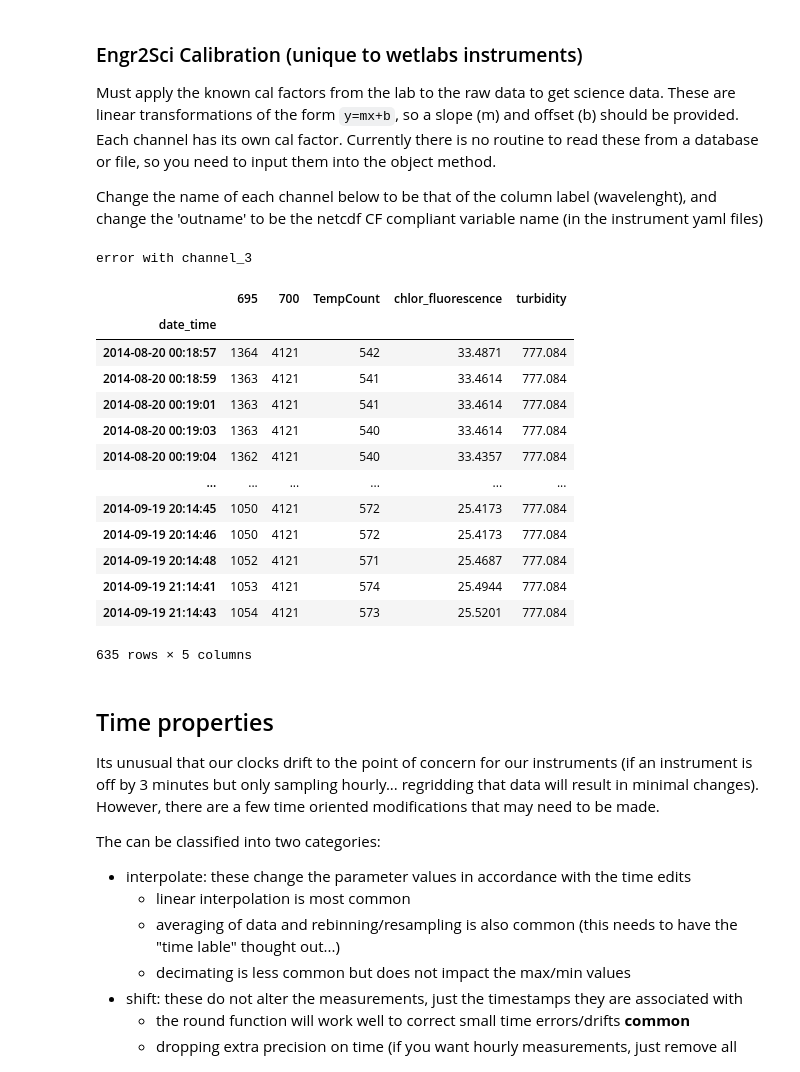
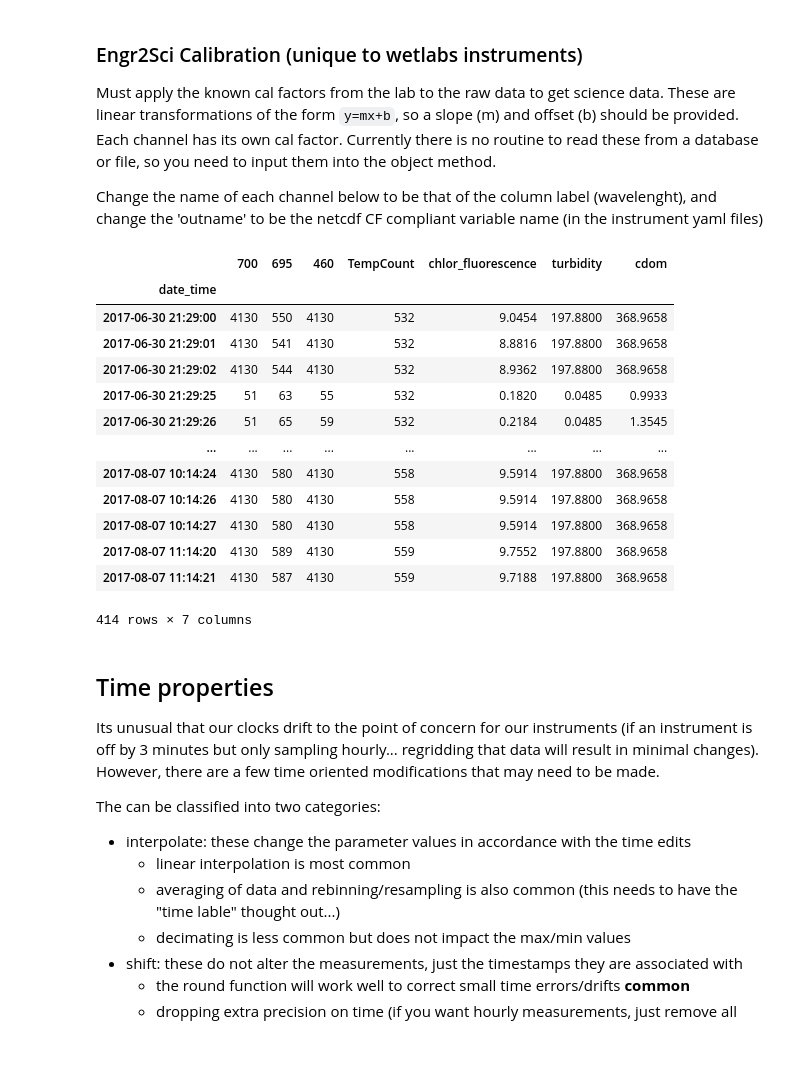
Before and after one commit to NOAA-PMEL/EcoFOCIpy, a Jupyter notebook: notebooks/EcoFOCIpy_wetlabs3channel_example.ipynb, the cells around one changed output. Cells and saved outputs as stored; diff of their text form; code cells hidden in the pictures.

```diff
--- a/notebooks/EcoFOCIpy_wetlabs3channel_example.ipynb
+++ b/notebooks/EcoFOCIpy_wetlabs3channel_example.ipynb
@@ -103,28 +103,27 @@ Must apply the known cal factors from the lab to the raw data to get science dat
 
 Change the name of each channel below to be that of the column label (wavelenght), and change the 'outname' to be the netcdf CF compliant variable name (in the instrument yaml files)
 # %%
-cal_coef = {695:{'scaleFactor':0.0257,'darkCounts':61.0,'outname':'chlor_fluorescence'},
-            700:{'scaleFactor':0.1914,'darkCounts':61,'outname':'turbidity'},
-            'channel_3':{'scaleFactor':0,'darkCounts':0,'outname':'channel_3'}
+cal_coef = {695:{'scaleFactor':0.0182,'darkCounts':53.0,'outname':'chlor_fluorescence'},
+            700:{'scaleFactor':0.0485,'darkCounts':50.0,'outname':'turbidity'},
+            460:{'scaleFactor':0.0903,'darkCounts':44.0,'outname':'cdom'}
             }
 
 eco.engr2sci(cal_coef=cal_coef)
 # %% [output]
+|  | 700 | 695 | 460 | TempCount | chlor_fluorescence | turbidity | cdom |
+| date_time |  |  |  |  |  |  |  |
+| 2017-06-30 21:29:00 | 4130 | 550 | 4130 | 532 | 9.0454 | 197.8800 | 368.9658 |
+| 2017-06-30 21:29:01 | 4130 | 541 | 4130 | 532 | 8.8816 | 197.8800 | 368.9658 |
+| 2017-06-30 21:29:02 | 4130 | 544 | 4130 | 532 | 8.9362 | 197.8800 | 368.9658 |
+| 2017-06-30 21:29:25 | 51 | 63 | 55 | 532 | 0.1820 | 0.0485 | 0.9933 |
+| 2017-06-30 21:29:26 | 51 | 65 | 59 | 532 | 0.2184 | 0.0485 | 1.3545 |
+| ... | ... | ... | ... | ... | ... | ... | ... |
+| 2017-08-07 10:14:24 | 4130 | 580 | 4130 | 558 | 9.5914 | 197.8800 | 368.9658 |
+| 2017-08-07 10:14:26 | 4130 | 580 | 4130 | 558 | 9.5914 | 197.8800 | 368.9658 |
+| 2017-08-07 10:14:27 | 4130 | 580 | 4130 | 558 | 9.5914 | 197.8800 | 368.9658 |
+| 2017-08-07 11:14:20 | 4130 | 589 | 4130 | 559 | 9.7552 | 197.8800 | 368.9658 |
+| 2017-08-07 11:14:21 | 4130 | 587 | 4130 | 559 | 9.7188 | 197.8800 | 368.9658 |
-error with channel_3
+414 rows × 7 columns
-|  | 695 | 700 | TempCount | chlor_fluorescence | turbidity |
-| date_time |  |  |  |  |  |
-| 2014-08-20 00:18:57 | 1364 | 4121 | 542 | 33.4871 | 777.084 |
-| 2014-08-20 00:18:59 | 1363 | 4121 | 541 | 33.4614 | 777.084 |
-| 2014-08-20 00:19:01 | 1363 | 4121 | 541 | 33.4614 | 777.084 |
-| 2014-08-20 00:19:03 | 1363 | 4121 | 540 | 33.4614 | 777.084 |
-| 2014-08-20 00:19:04 | 1362 | 4121 | 540 | 33.4357 | 777.084 |
-| ... | ... | ... | ... | ... | ... |
-| 2014-09-19 20:14:45 | 1050 | 4121 | 572 | 25.4173 | 777.084 |
-| 2014-09-19 20:14:46 | 1050 | 4121 | 572 | 25.4173 | 777.084 |
-| 2014-09-19 20:14:48 | 1052 | 4121 | 571 | 25.4687 | 777.084 |
-| 2014-09-19 21:14:41 | 1053 | 4121 | 574 | 25.4944 | 777.084 |
-| 2014-09-19 21:14:43 | 1054 | 4121 | 573 | 25.5201 | 777.084 |
-635 rows × 5 columns
 # %% [markdown]
 ## Time properties
 
```
Also changed, not shown: parts of 8 cells of this notebook, 26 other files.
